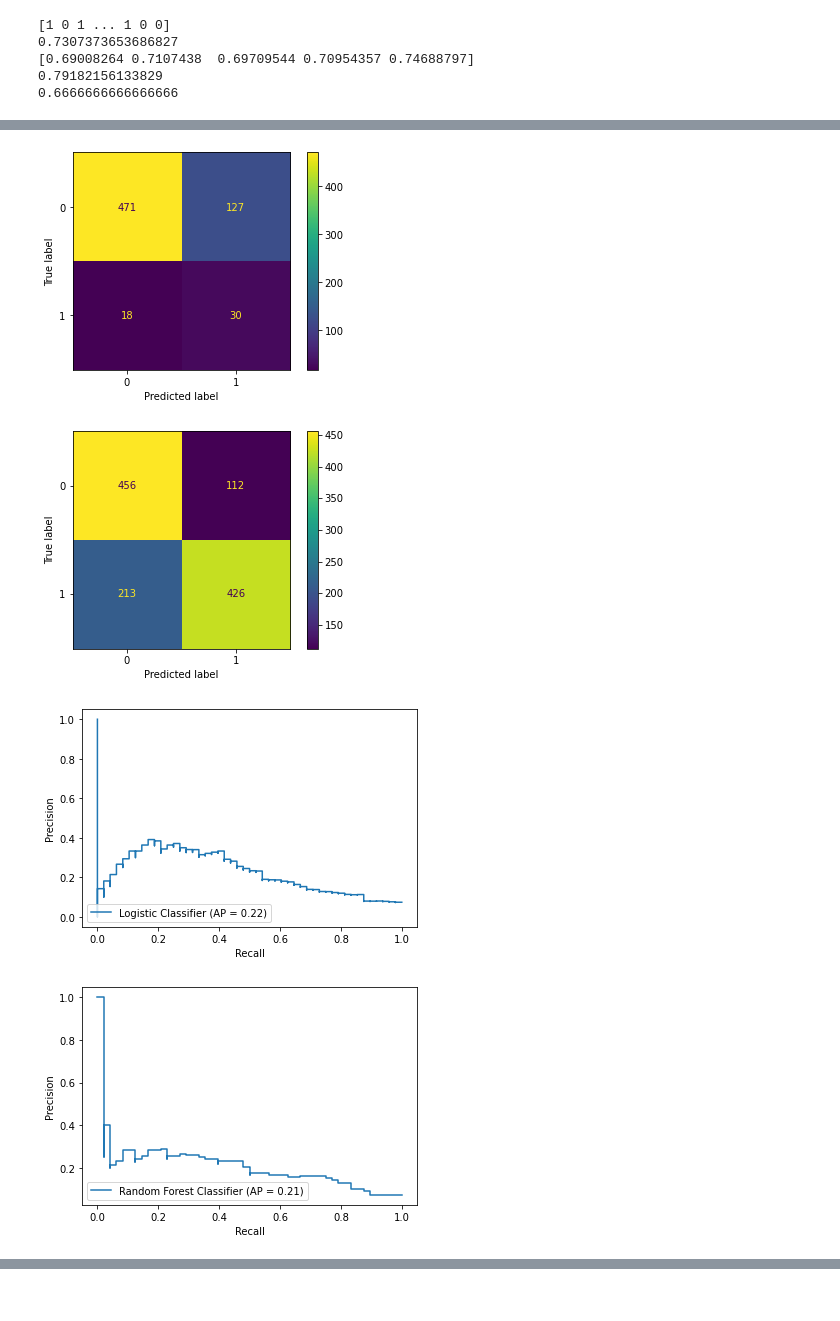
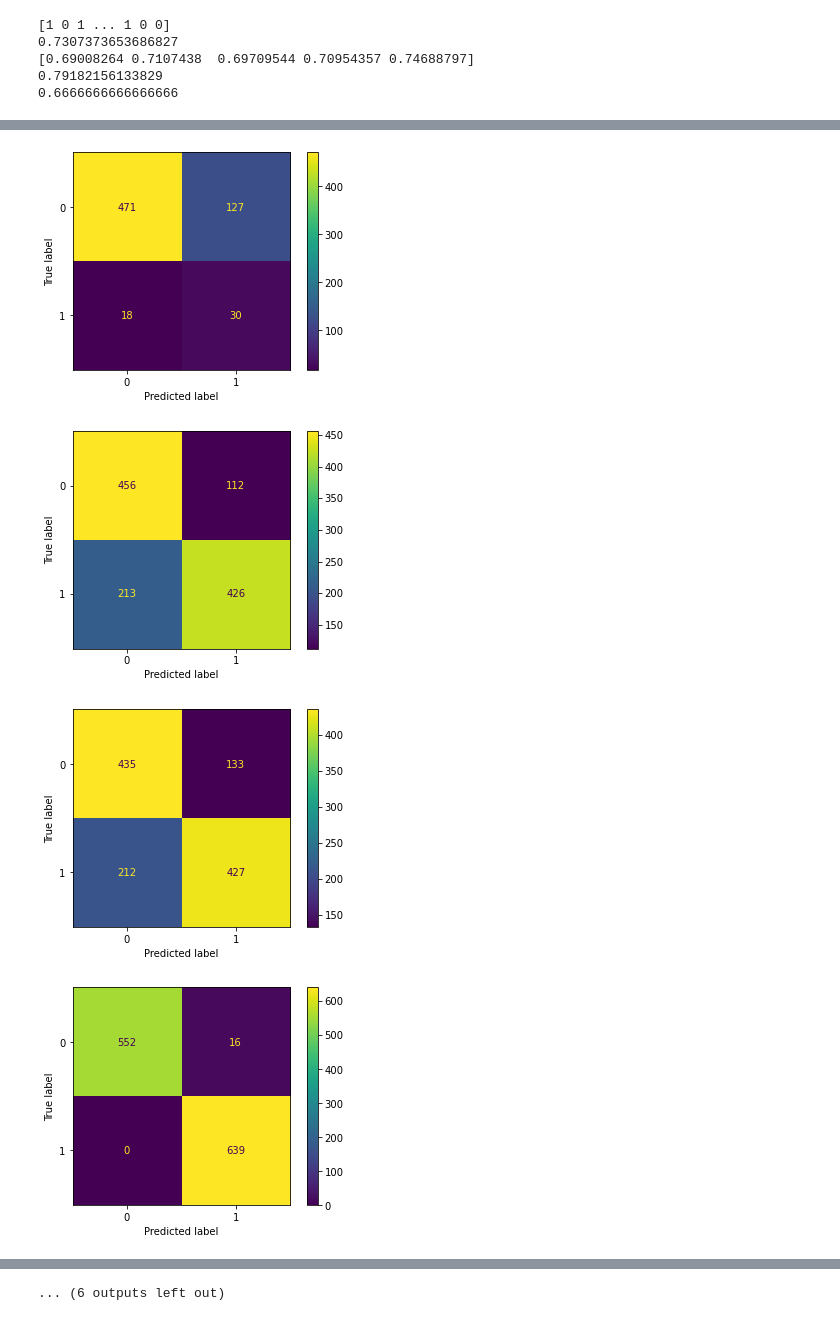
Before and after one commit to thisisjacob/CPSC405Project, a Jupyter notebook: FinalProject.ipynb, the cells around one changed output, grey strips where cells are left out. Drawn from its saved outputs; the diff is of its cells as text; code cells hidden in the pictures.

Commit message:
Added graphs for new upsampled classifiers

```diff
--- a/FinalProject.ipynb
+++ b/FinalProject.ipynb
@@ -422,27 +422,33 @@ print(sklearn.metrics.recall_score(upTestY, upsampledPredSVC, average='binary',
 # %%
 # Visualizations useful for final project paper
 # Confusion Matrices
 from sklearn.metrics import plot_confusion_matrix
 logConfusion = plot_confusion_matrix(logClassifier, testX, testY)
 randomForestConfusion = plot_confusion_matrix(randomForestClassifier, testX, testY)
 clfSVCConfusion = plot_confusion_matrix(clfSVC, testX, testY)
 upsampledclfSVCConfusion = plot_confusion_matrix(upsampledClfSVC, upTestX, upTestY)
+upsampledLogConfusion = plot_confusion_matrix(upsampledLogrRegr, upTestX, upTestY)
+upsampledRandomForestConfusion = plot_confusion_matrix(upsampledRForest, upTestX, upTestY)
 # Precision Recall Curve
 from sklearn.metrics import precision_recall_curve, plot_precision_recall_curve
 logPRC = plot_precision_recall_curve(logClassifier, testX, testY, name="Logistic Classifier")
 randomForestPRC = plot_precision_recall_curve(randomForestClassifier, testX, testY, name="Random Forest Classifier")
 clfSVCPRC = plot_precision_recall_curve(clfSVC, testX, testY, name="SVC Classifier")
 upsampledclfSVCPRC = plot_precision_recall_curve(upsampledClfSVC, upTestX, upTestY, name="Upsampled SVC Classifier")
+upsampledLogPRC = plot_precision_recall_curve(upsampledLogrRegr, upTestX, upTestY, name="Upsampled Logistic Regression")
+upsampledRandomForest = plot_precision_recall_curve(upsampledRForest, upTestX, upTestY, name="Upsampled Random Forest")
 # ROC Curves
 from sklearn.metrics import plot_roc_curve
 logROC = plot_roc_curve(logClassifier, testX, testY, name="Logistic Classifier")
 randomForestROC = plot_roc_curve(randomForestClassifier, testX, testY, name="Random Forest Classifier")
 clfSVCROC = plot_roc_curve(clfSVC, testX, testY, name="SVC Classifier")
 upsampledclfSVCROC = plot_roc_curve(upsampledClfSVC, upTestX, upTestY, name="Upsampled SVC Classifier")
+upsampledLogROC = plot_roc_curve(upsampledLogrRegr, upTestX, upTestY, name="Upsampled Logistic Regression")
+upsampledRandomForest = plot_roc_curve(upsampledRForest, upTestX, upTestY, name="Upsampled Random Forest")
 # %% [output]
 [figure]
 [figure]
 [figure]
 [figure]
-[figure, old version]
+[figure, new version]
-[figure, old version]
+[figure, new version]
@@ -454,0 +461 @@ upsampledclfSVCROC = plot_roc_curve(upsampledClfSVC, upTestX, upTestY, name="Ups
+... (6 outputs left out)
```
Also changed, not shown: parts of 1 cell of this notebook.
